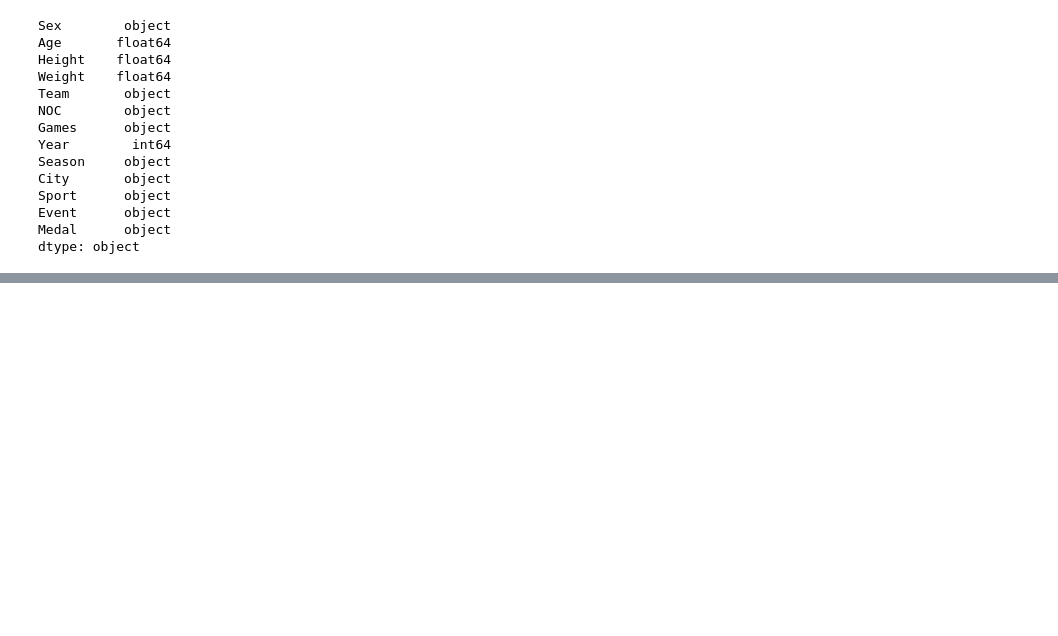
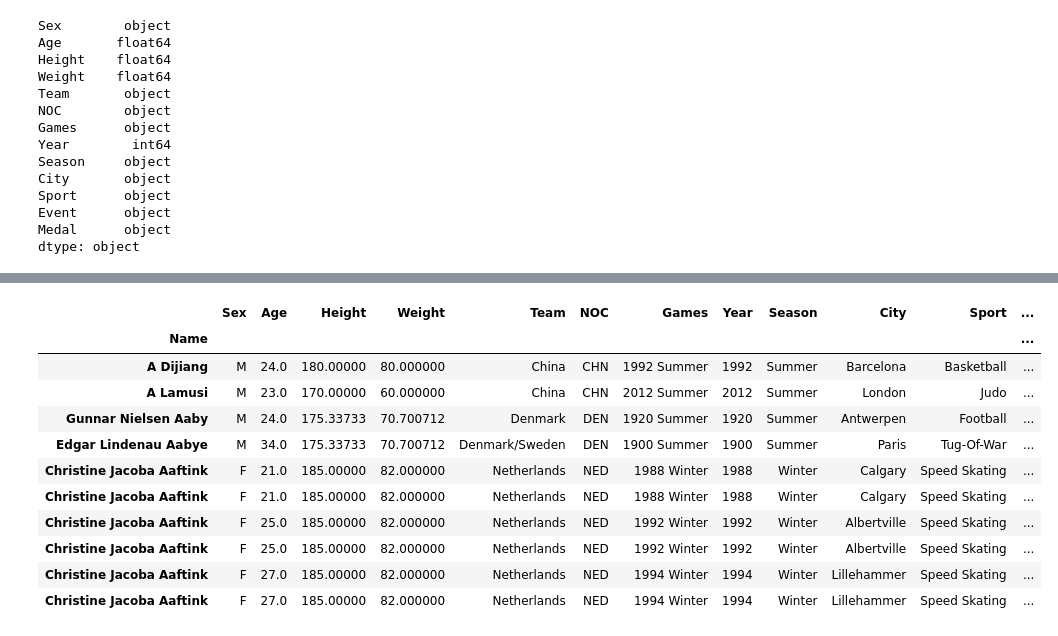
Before and after one commit to Oumar-DIONE/DSSA_Oumar_DIONE_ENSAE, a Jupyter notebook: PYTHON_FOR_DATASCIENTIST/JO_dataset/JO_notebook.ipynb, the cells around one changed output, grey strips where cells are left out. Cells and saved outputs as stored; diff of their text form; code cells hidden in the pictures; blank space fills up the shorter version.

```diff
--- a/PYTHON_FOR_DATASCIENTIST/JO_dataset/JO_notebook.ipynb
+++ b/PYTHON_FOR_DATASCIENTIST/JO_dataset/JO_notebook.ipynb
@@ -57,0 +162,5 @@ dtype: object
+# %%
+# la valeur moyenne de la variable taille
+mean_value_Height=donnees['Height'].mean()
+mean_value_weight=donnees['Weight'].mean()
+donnees.fillna(value= {'Height':mean_value_Height,'Weight':mean_value_weight, 'Medal': 'not_medal'},inplace=True)
@@ -57,0 +173,16 @@ dtype: object
+# %%
+# aperçu de mon Dataframe  transformé
+donnees.head(10)
+# %% [output]
+|  | Sex | Age | Height | Weight | Team | NOC | Games | Year | Season | City | Sport | ... |
+| Name |  |  |  |  |  |  |  |  |  |  |  | ... |
+| A Dijiang | M | 24.0 | 180.00000 | 80.000000 | China | CHN | 1992 Summer | 1992 | Summer | Barcelona | Basketball | ... |
+| A Lamusi | M | 23.0 | 170.00000 | 60.000000 | China | CHN | 2012 Summer | 2012 | Summer | London | Judo | ... |
+| Gunnar Nielsen Aaby | M | 24.0 | 175.33733 | 70.700712 | Denmark | DEN | 1920 Summer | 1920 | Summer | Antwerpen | Football | ... |
+| Edgar Lindenau Aabye | M | 34.0 | 175.33733 | 70.700712 | Denmark/Sweden | DEN | 1900 Summer | 1900 | Summer | Paris | Tug-Of-War | ... |
+| Christine Jacoba Aaftink | F | 21.0 | 185.00000 | 82.000000 | Netherlands | NED | 1988 Winter | 1988 | Winter | Calgary | Speed Skating | ... |
+| Christine Jacoba Aaftink | F | 21.0 | 185.00000 | 82.000000 | Netherlands | NED | 1988 Winter | 1988 | Winter | Calgary | Speed Skating | ... |
+| Christine Jacoba Aaftink | F | 25.0 | 185.00000 | 82.000000 | Netherlands | NED | 1992 Winter | 1992 | Winter | Albertville | Speed Skating | ... |
+| Christine Jacoba Aaftink | F | 25.0 | 185.00000 | 82.000000 | Netherlands | NED | 1992 Winter | 1992 | Winter | Albertville | Speed Skating | ... |
+| Christine Jacoba Aaftink | F | 27.0 | 185.00000 | 82.000000 | Netherlands | NED | 1994 Winter | 1994 | Winter | Lillehammer | Speed Skating | ... |
+| Christine Jacoba Aaftink | F | 27.0 | 185.00000 | 82.000000 | Netherlands | NED | 1994 Winter | 1994 | Winter | Lillehammer | Speed Skating | ... |
```
Also changed, not shown: parts of 31 cells of this notebook.
